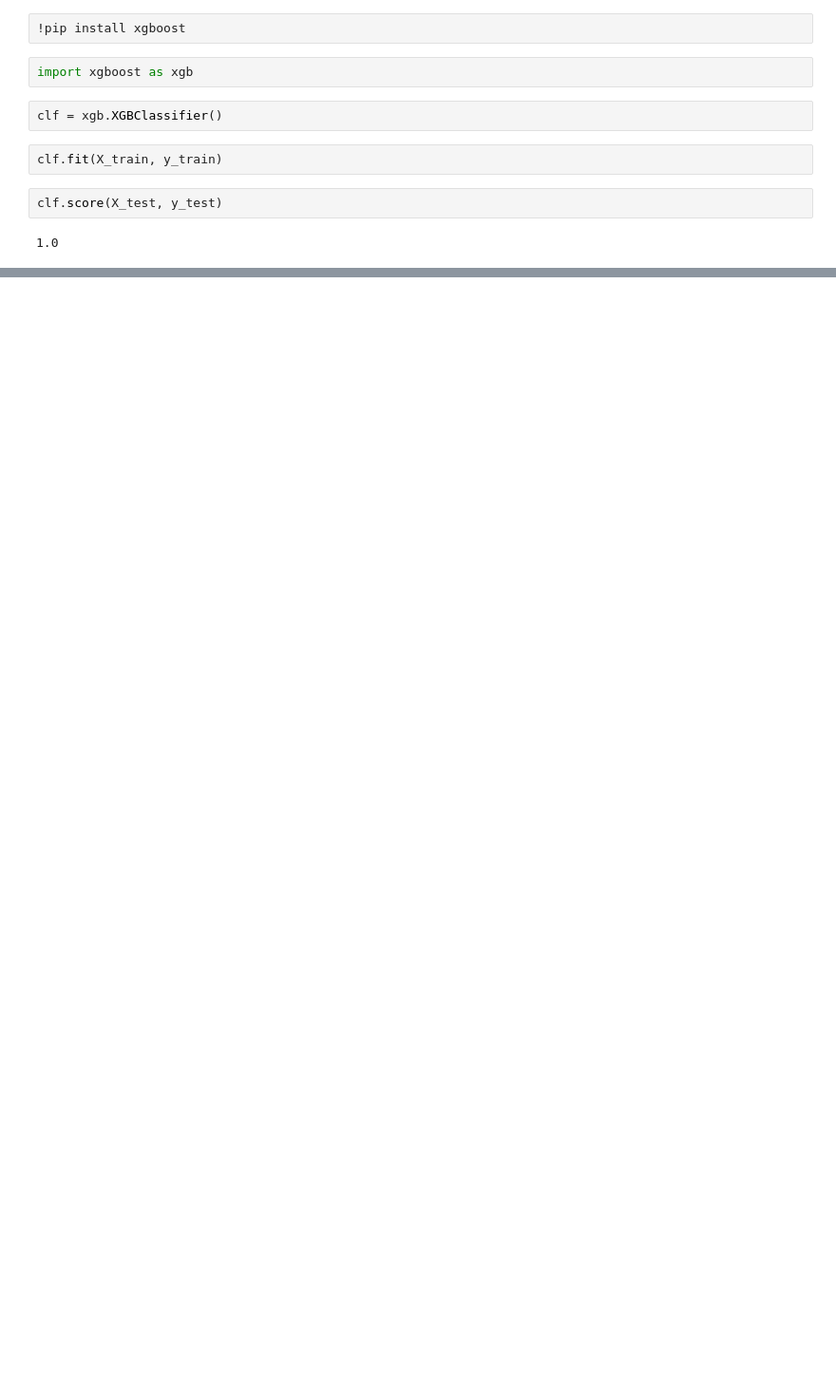
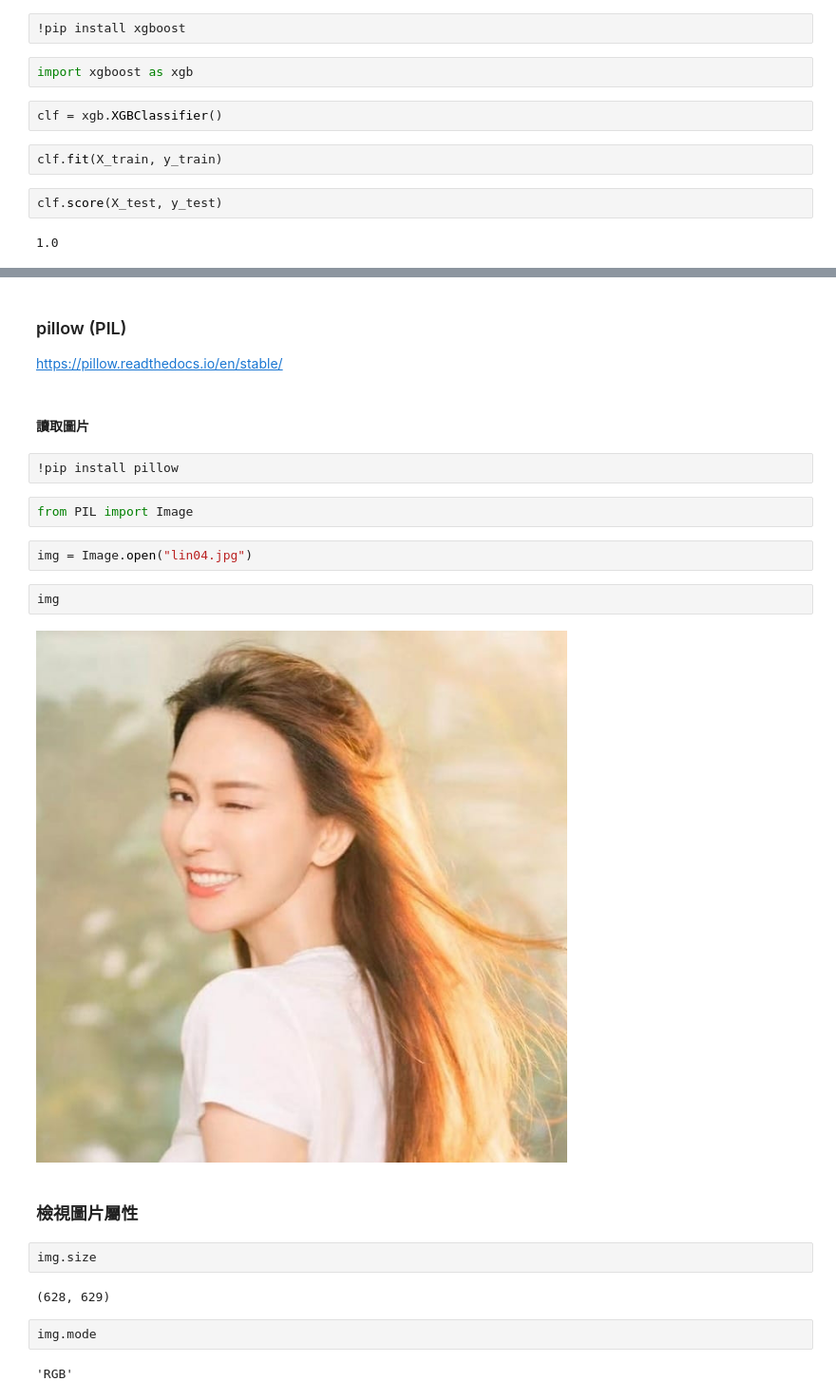
Before and after one commit to vcdemy/20230613, a Jupyter notebook: 20230613筆記.ipynb, the cells around one changed output, grey strips where cells are left out. Shown at 95% size. Drawn from its saved outputs; the diff is of its cells as text; blank space fills up the shorter version.

```diff
--- a/20230613筆記.ipynb
+++ b/20230613筆記.ipynb
@@ -495,0 +502,26 @@ clf.score(X_test, y_test)
+# %% [markdown]
+### pillow (PIL)
+
+https://pillow.readthedocs.io/en/stable/
+# %% [markdown]
+#### 讀取圖片
+# %%
+!pip install pillow
+# %%
+from PIL import Image
+# %%
+img = Image.open("lin04.jpg")
+# %%
+img
+# %% [output]
+[figure, added]
+# %% [markdown]
+### 檢視圖片屬性
+# %%
+img.size
+# %% [output]
+(628, 629)
+# %%
+img.mode
+# %% [output]
+'RGB'
```
Also changed, not shown: parts of 33 cells of this notebook.
